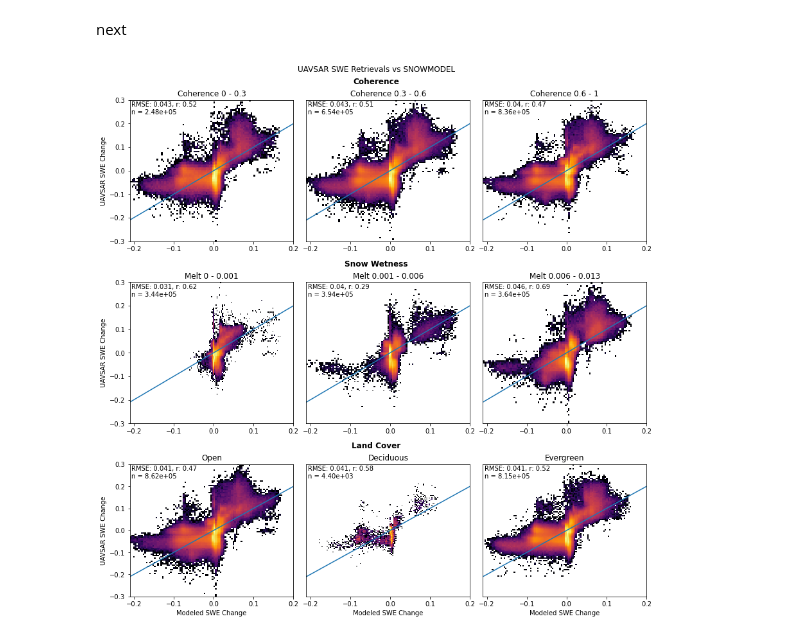
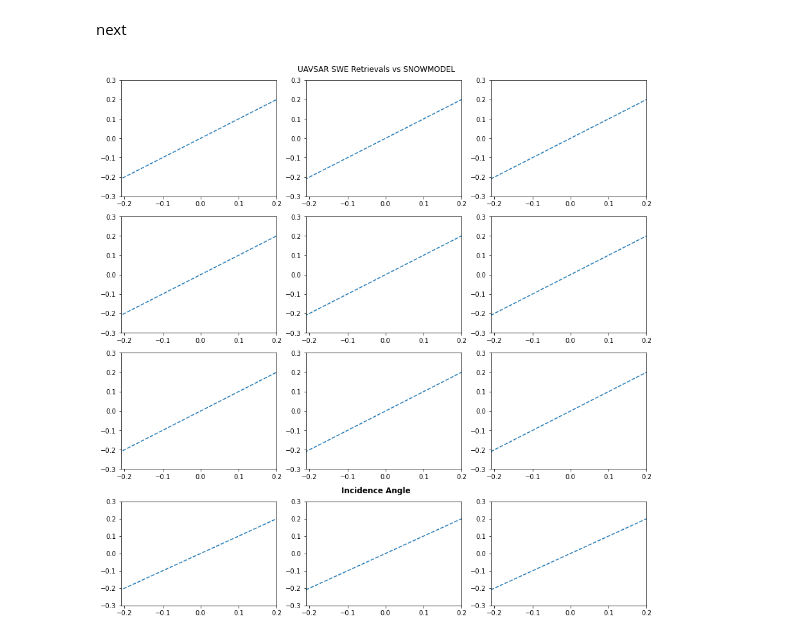
Before and after one commit to ZachHoppinen/uavsar-validation, a Jupyter notebook: src/play/modeling.ipynb, the cells around one changed output. Saved outputs shown, nothing was run; the diff lists cells and outputs as text; code cells hidden in the pictures.

```diff
--- a/src/play/modeling.ipynb
+++ b/src/play/modeling.ipynb
@@ -98,7 +98,7 @@ fig.suptitle('UAVSAR SWE Retrievals vs SNOWMODEL')
 ncs_dir = Path('/bsuscratch/zacharykeskinen/data/uavsar/ncs/model')
 
 # create 3x1 subfigs
-subfigs = fig.subfigures(nrows=3, ncols=1)
+subfigs = fig.subfigures(nrows=4, ncols=1)
 for row, subfig in enumerate(subfigs):
 
 
@@ -107,9 +107,10 @@ for row, subfig in enumerate(subfigs):
 
         # identity line
     for ax in axes.ravel():
-        ax.plot([-1,1], [-1,1], label = '1-to-1')
+        ax.plot([-1,1], [-1,1], label = '1-to-1', linestyle = 'dashed')
 
     if row == 0:
+        continue
         subfig.suptitle(f'Coherence', fontweight = 'bold')
         for i, (coh_low, coh_high) in enumerate([[0, 0.3], [0.3, 0.6],[0.6, 1]]):
             xs = []
@@ -141,6 +142,7 @@ for row, subfig in enumerate(subfigs):
             # axes[i].set_xticks([])
 
     if row == 1:
+        continue
         subfig.suptitle(f'Snow Wetness', fontweight = 'bold')
         for i, (low, high) in enumerate([[0, 0.001], [0.001, 0.006],[0.006, 0.013]]):
             xs = []
@@ -172,6 +174,7 @@ for row, subfig in enumerate(subfigs):
             # axes[i].set_xticks([])
 
     if row == 2:
+        continue
         subfig.suptitle(f'Land Cover', fontweight = 'bold')
         for i, (lc_list) in enumerate([open, decidous, evergreen]):
             xs = []
@@ -184,33 +187,34 @@ for row, subfig in enumerate(subfigs):
                 ds = ds.where(ds['lc'].isin(lc_list))
 
                 if var in ds.data_vars:
                     xs.append(ds['swe'].values.ravel())
                     ys.append(ds[var].sel(band = 'VV').values.ravel() * (ds.attrs['mean_density']/ 997))
             xs, ys = clean_xs_ys(xs, ys)
 
             rmse, r, n = get_stats(xs, ys)
 
             axes[i].hist2d(xs, ys, bins = 100, norm = mpl.colors.LogNorm(), cmap=mpl.cm.inferno)
 
             axes[i].text(.01, .99, f'RMSE: {rmse:.2}, r: {r:.2}\nn = {len(xs):.2e}', ha='left', va='top', transform=axes[i].transAxes)
             if i == 0:
                 axes[i].set_title(f'Open')
                 axes[i].set_ylabel('UAVSAR SWE Change')
             elif i == 1:
                 axes[i].set_title('Deciduous')
                 axes[i].set_yticks([])
 
             elif i == 2:
                 axes[i].set_title('Evergreen')
                 axes[i].set_yticks([])
             axes[i].set_xlabel('Modeled SWE Change')
 
-
+    if row == 3:
+        subfig.suptitle(f'Incidence Angle', fontweight = 'bold')
 
 for ax in fig.get_axes():
     ax.set_xlim(-0.21, 0.2)
     ax.set_ylim(-0.3, 0.3)
 
-plt.savefig('/bsuhome/zacharykeskinen/uavsar-validation/figures/model/modeling_binned_v2.png')
+# plt.savefig('/bsuhome/zacharykeskinen/uavsar-validation/figures/model/modeling_binned_v3.png')
 # %% [output]
-[figure, old version]
+[figure, new version]
```
Also changed, not shown: 14 other files.
